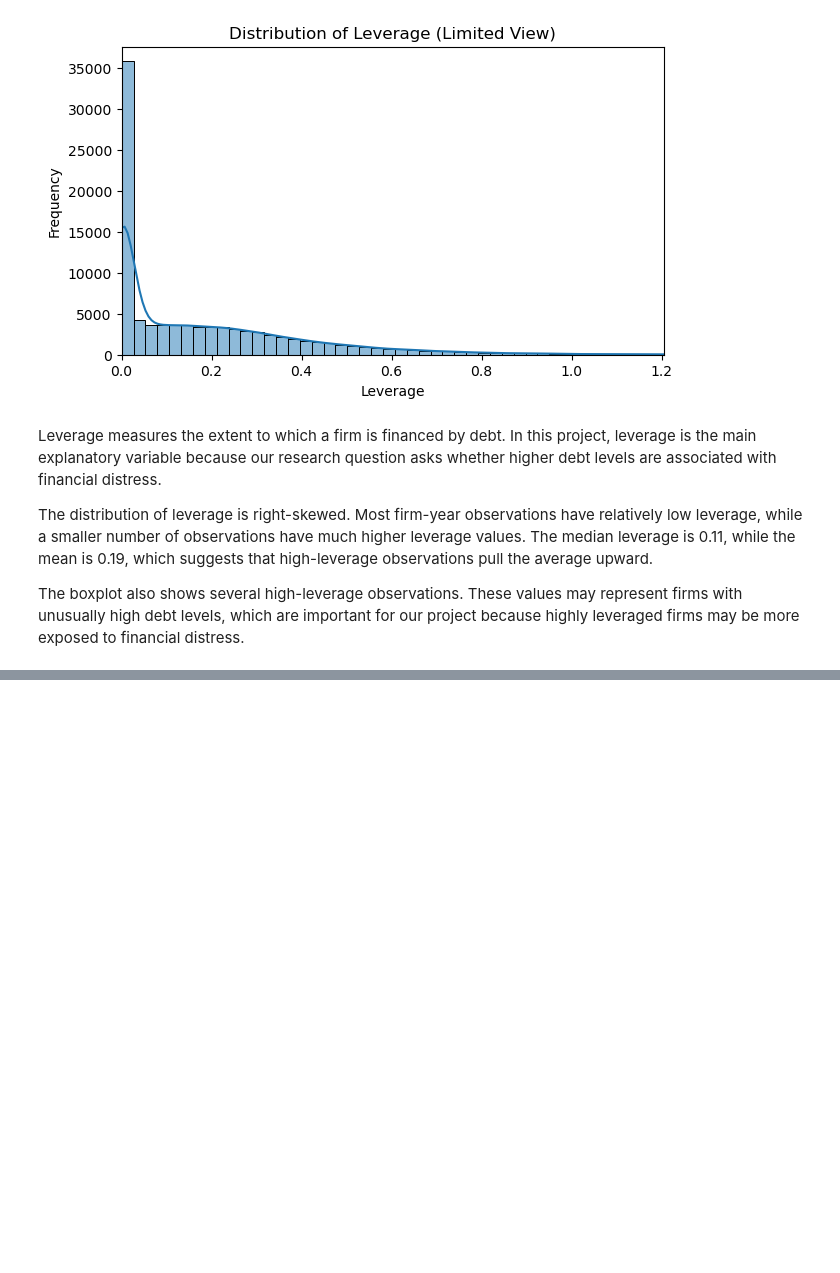
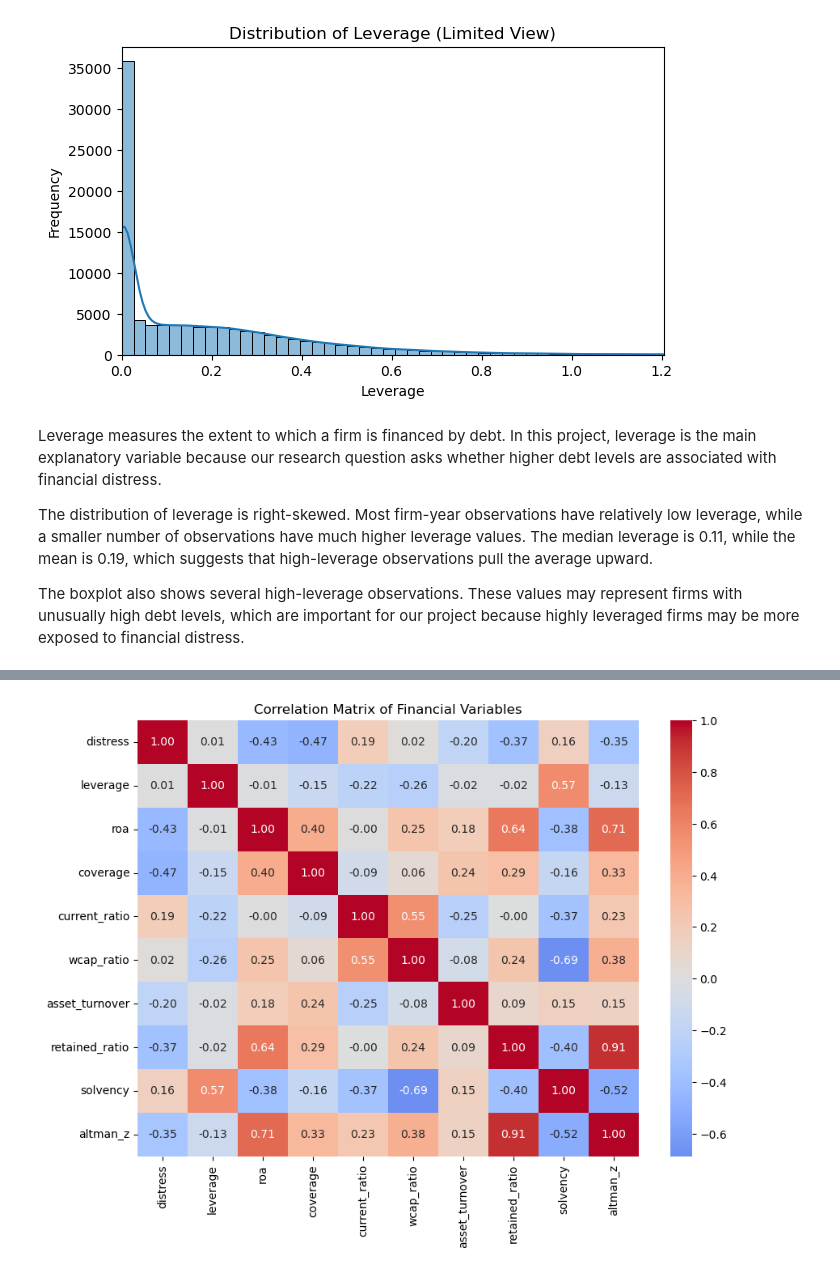
Before and after one commit to usama590-ai/DAI_mission_group_x, a Jupyter notebook: mission/EDA_ekin.ipynb, the cells around one changed output, grey strips where cells are left out. Drawn from its saved outputs; the diff is of its cells as text; code cells hidden in the pictures; blank space fills up the shorter version.

```diff
--- a/mission/EDA_ekin.ipynb
+++ b/mission/EDA_ekin.ipynb
@@ -363,0 +493,31 @@ The boxplot also shows several high-leverage observations. These values may repr
+# %%
+corr_vars = [
+    "distress",
+    "leverage",
+    "roa",
+    "coverage",
+    "current_ratio",
+    "wcap_ratio",
+    "asset_turnover",
+    "retained_ratio",
+    "solvency",
+    "altman_z"
+]
+
+corr_matrix = df[corr_vars].corr()
+#corr_matrix.round(3)
+# %%
+plt.figure(figsize=(10, 7))
+
+sns.heatmap(
+    corr_matrix,
+    annot=True,
+    fmt=".2f",
+    cmap="coolwarm",
+    center=0
+)
+
+plt.title("Correlation Matrix of Financial Variables")
+plt.show()
+# %% [output]
+[figure, added]
```
Also changed, not shown: parts of 33 cells of this notebook.
